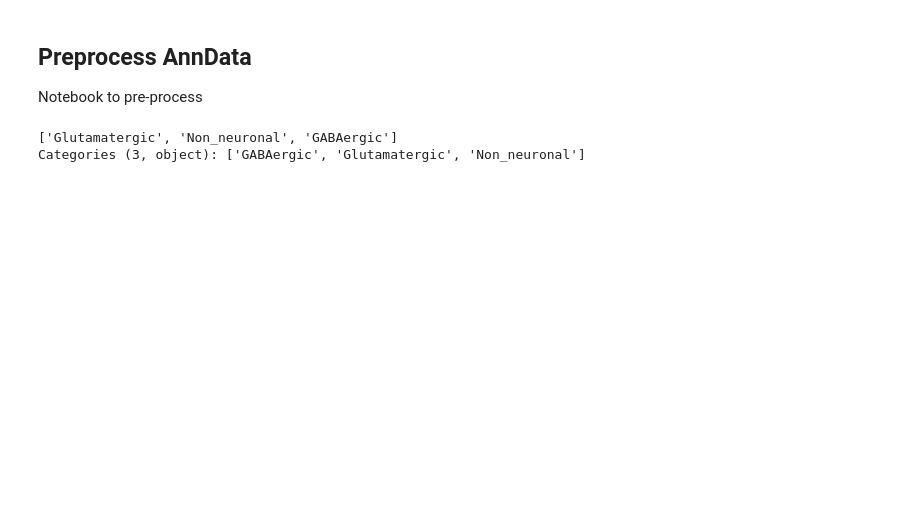
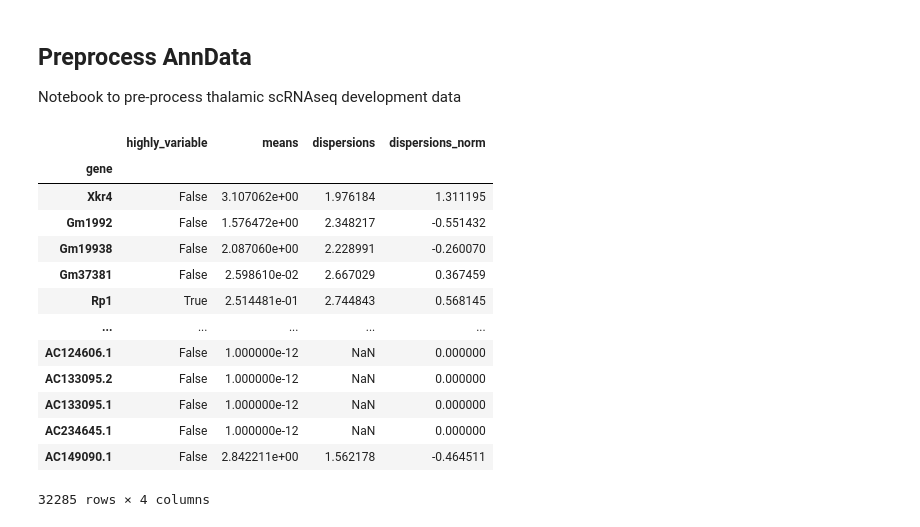
Before and after one commit to mathewsummers/Development-scRNAseq, a Jupyter notebook: Code/Preprocess AnnData.ipynb, the cells around one changed output. Saved outputs shown, nothing was run; the diff lists cells and outputs as text; code cells hidden in the pictures; blank space fills up the shorter version.

```diff
--- a/Code/Preprocess AnnData.ipynb
+++ b/Code/Preprocess AnnData.ipynb
@@ -1,7 +1,7 @@
 # %% [markdown]
 ## Preprocess AnnData
 
-Notebook to pre-process
+Notebook to pre-process thalamic scRNAseq development data
 # %%
 import numpy as np
 import pandas as pd
@@ -11,8 +11,22 @@ import scanpy as sc
 # Load in AnnData object
 devData = sc.read("../Data/devData.h5ad")
 # %%
-# Compute highly variable genes (Seurat package) ~25 min
-sc.pp.highly_variable_genes(thData)
+# Compute highly variable genes (Seurat package)
+sc.pp.highly_variable_genes(devData)
-# %% [output]
-['Glutamatergic', 'Non_neuronal', 'GABAergic']
-Categories (3, object): ['GABAergic', 'Glutamatergic', 'Non_neuronal']
+# %%
+devData.var
+# %% [output]
+|  | highly_variable | means | dispersions | dispersions_norm |
+| gene |  |  |  |  |
+| Xkr4 | False | 3.107062e+00 | 1.976184 | 1.311195 |
+| Gm1992 | False | 1.576472e+00 | 2.348217 | -0.551432 |
+| Gm19938 | False | 2.087060e+00 | 2.228991 | -0.260070 |
+| Gm37381 | False | 2.598610e-02 | 2.667029 | 0.367459 |
+| Rp1 | True | 2.514481e-01 | 2.744843 | 0.568145 |
+| ... | ... | ... | ... | ... |
+| AC124606.1 | False | 1.000000e-12 | NaN | 0.000000 |
+| AC133095.2 | False | 1.000000e-12 | NaN | 0.000000 |
+| AC133095.1 | False | 1.000000e-12 | NaN | 0.000000 |
+| AC234645.1 | False | 1.000000e-12 | NaN | 0.000000 |
+| AC149090.1 | False | 2.842211e+00 | 1.562178 | -0.464511 |
+32285 rows × 4 columns
```
Also changed, not shown: parts of 5 cells of this notebook.
